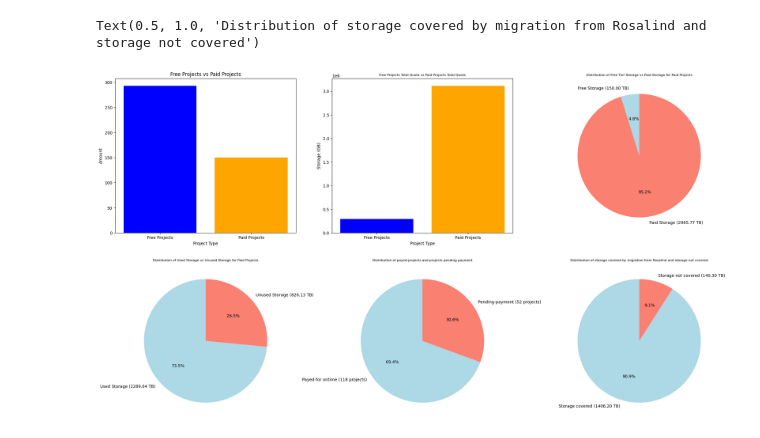
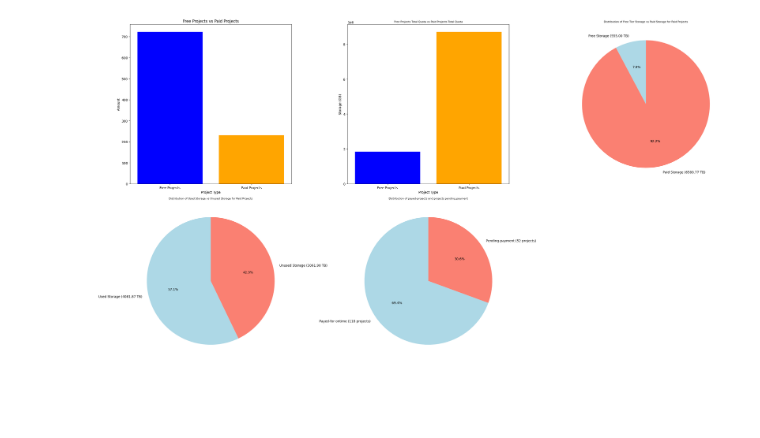
Before and after one commit to ibrahimuddin/storage_analysis, a Jupyter notebook: src/analysis.ipynb, the cells around one changed output. Saved outputs shown, nothing was run; the diff lists cells and outputs as text; code cells hidden in the pictures; blank space fills up the shorter version.

Commit message:
add all pie charts for HPC data, RDS data and both combined, prepaid data analysis and remlit uploading pending

```diff
--- a/src/analysis.ipynb
+++ b/src/analysis.ipynb
@@ -105,3 +88,22 @@ covered_completely_by_rosalind
+# %%
+rds_quotas = pd.read_csv('/scratch_tmp/users/k2480846/storage_analysis/data/RDS_usage.csv')
+rds_quotas["tb_quota"] = rds_quotas.apply(lambda row : row["tb_quota"] * 1000, axis=1)
+rds_quotas = rds_quotas.rename(columns={"gb_used": "Usage (GB)", "tb_quota": "Quota (GB)", "share": "Path"})
+rds_quotas["Type"] = "RDS"
+
+rds_free_projects = rds_quotas[rds_quotas["Quota (GB)"]<=5000]
+rds_paid_projects = rds_quotas[rds_quotas["Quota (GB)"]>5000]
+
+rds_total_storage = float(rds_quotas["Quota (GB)"].sum())
+
+rds_paid_projects_free_tier_storage = len(rds_paid_projects)*5000
+rds_paid_projects_total_storage = float(rds_paid_projects["Quota (GB)"].sum())
+rds_paid_projects_paid_storage = rds_paid_projects_total_storage - rds_paid_projects_free_tier_storage
+
+
+## usage (GB) for paid projects
+rds_used_storage_paid_for_projects = float(rds_paid_projects["Usage (GB)"].sum())
+rds_unused_storage_paid_for_projects = rds_paid_projects_total_storage - float(rds_used_storage_paid_for_projects)
 # %%
 ## recharging register shenanigans
 
@@ -117,61 +215,58 @@ up_to_date_projects = recharging_register[recharging_register["Countdown"]>0]
 # %%
+## All project analysis
+
 fig, axes = plt.subplots(2, 3, figsize=(27, 15))
 
 axes[0, 0].bar(['Free Projects', 'Paid Projects'],
-               [len(free_projects), len(paid_for_projects)],
+               [len(free_projects) + len(rds_free_projects), len(paid_for_projects) + len(rds_paid_projects)],
                color=['blue', 'orange'])
 axes[0, 0].set_title("Free Projects vs Paid Projects")
 axes[0, 0].set_ylabel("Amount")
 axes[0, 0].set_xlabel("Project Type")
 
 axes[0, 1].bar(['Free Projects', 'Paid Projects'],
-               [float(free_projects["Quota (GB)"].sum()), paid_for_projects_total_storage],
+               [float(free_projects["Quota (GB)"].sum()) + float(rds_free_projects["Quota (GB)"].sum()), paid_for_projects_total_storage + rds_total_storage],
                color=['blue', 'orange'])
 axes[0, 1].set_title("Free Projects Total Quota vs Paid Projects Total Quota", fontsize=8)
 axes[0, 1].set_ylabel("Storage (GB)")
 axes[0, 1].set_xlabel("Project Type")
 
-axes[0, 2].pie([paid_for_projects_free_tier_storage, paid_for_projects_paid_storage],
+total_free_storage_paid_projects = paid_for_projects_free_tier_storage + rds_paid_projects_free_tier_storage
+total_paid_storage = paid_for_projects_paid_storage + rds_paid_projects_paid_storage
+axes[0, 2].pie([total_free_storage_paid_projects, total_paid_storage],
                labels=[
-                f'Free Storage ({paid_for_projects_free_tier_storage /1000 :.2f} TB)',
-                f'Paid Storage ({paid_for_projects_paid_storage /1000 :.2f} TB)'
+                f'Free Storage ({total_free_storage_paid_projects /1000 :.2f} TB)',
+                f'Paid Storage ({total_paid_storage /1000 :.2f} TB)'
                 ],
                autopct='%1.1f%%',
                colors=['lightblue', 'salmon'],
                startangle=90)
 axes[0, 2].set_title("Distribution of Free Tier Storage vs Paid Storage for Paid Projects", fontsize=8)
 
+total_used_storage_paid_projects = rds_used_storage_paid_for_projects + used_storage_paid_for_projects
+total_unused_storage_paid_projects = rds_unused_storage_paid_for_projects + unused_storage_paid_for_projects
 
-axes[1, 0].pie([used_storage_paid_for_projects, unused_storage_paid_for_projects],
+axes[1, 0].pie([total_used_storage_paid_projects, total_unused_storage_paid_projects],
                labels=[
-                f'Used Storage ({used_storage_paid_for_projects /1000 :.2f} TB)',
-                f'Unused Storage ({unused_storage_paid_for_projects /1000 :.2f} TB)'
+                f'Used Storage ({total_used_storage_paid_projects /1000 :.2f} TB)',
+                f'Unused Storage ({total_unused_storage_paid_projects /1000 :.2f} TB)'
                 ],
                autopct='%1.1f%%',
                colors=['lightblue', 'salmon'],
                startangle=90)
 axes[1, 0].set_title("Distribution of Used Storage vs Unused Storage for Paid Projects", fontsize=8)
-
 
 axes[1, 1].pie([len(up_to_date_projects), len(pending_payment_projects)],
                labels=[
                 f'Payed-for ontime ({len(up_to_date_projects)} projects)',
                 f'Pending-payment ({len(pending_payment_projects)} projects)'
                 ],
                autopct='%1.1f%%',
                colors=['lightblue', 'salmon'],
                startangle=90)
 axes[1, 1].set_title("Distribution of payed-projects and projects pending payment", fontsize=8)
 
-axes[1, 2].pie([storage_covered_from_migration_from_rosalind, storage_not_covered_from_migration_from_rosalind],
-               labels=[
-                f'Storage covered ({storage_covered_from_migration_from_rosalind /1000 :.2f} TB)',
-                f'Storage not covered ({storage_not_covered_from_migration_from_rosalind /1000 :.2f} TB)'
-                ],
-               autopct='%1.1f%%',
-               colors=['lightblue', 'salmon'],
-               startangle=90)
-axes[1, 2].set_title("Distribution of storage covered by migration from Rosalind and storage not covered", fontsize=8)
+fig.delaxes(axes[1, 2])
+plt.tight_layout()
 # %% [output]
-Text(0.5, 1.0, 'Distribution of storage covered by migration from Rosalind and storage not covered')
-[figure, old version]
+[figure, new version]
```
Also changed, not shown: parts of 5 cells of this notebook, 4 other files.
